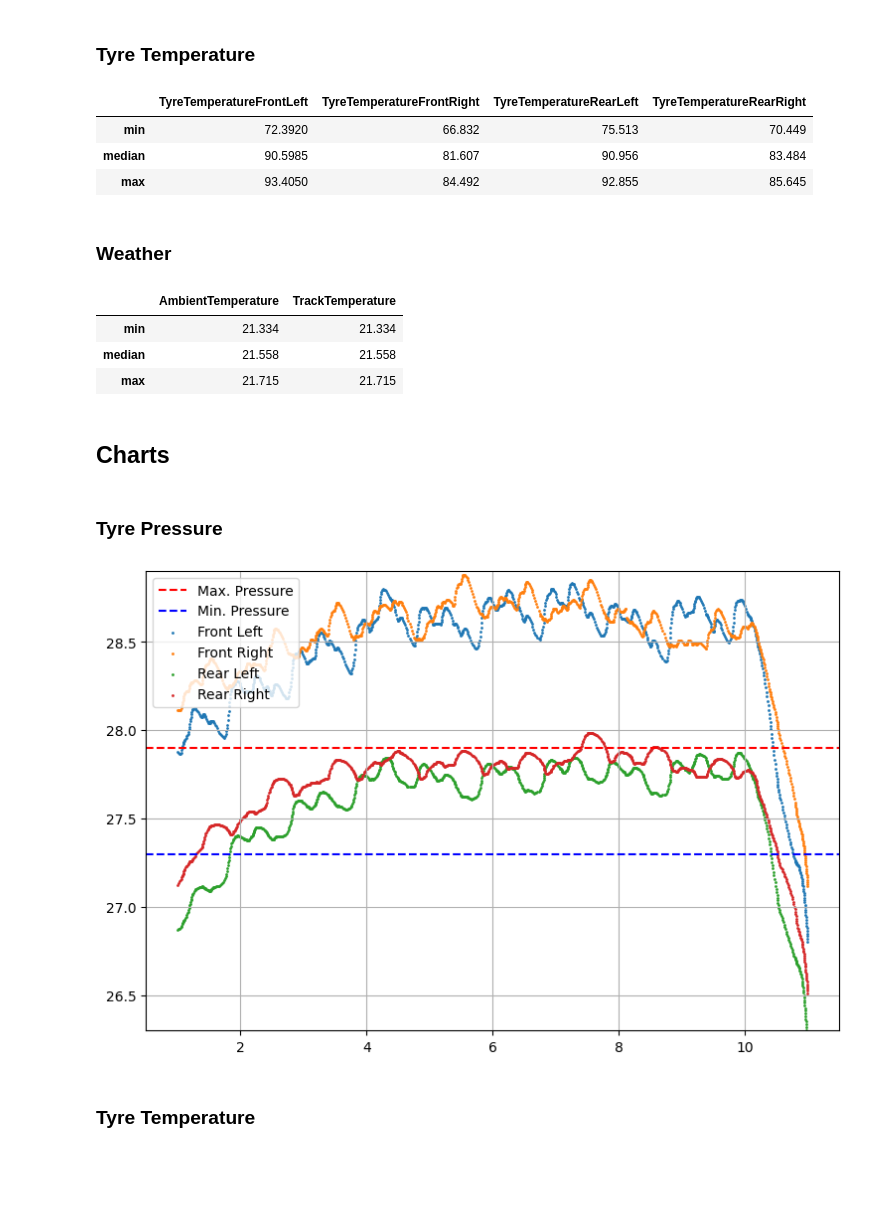
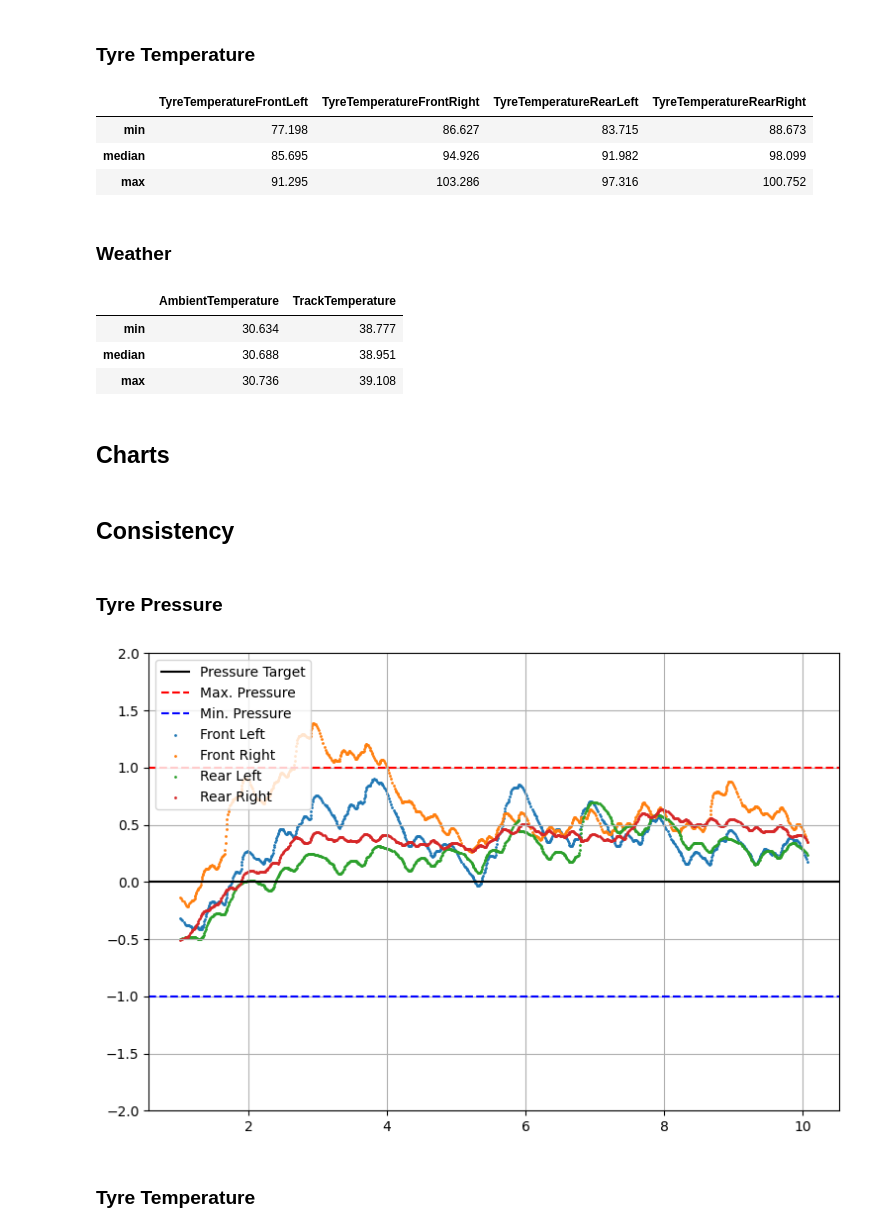
Before and after one commit to ThomasBisset/ACC_Data_2, a Jupyter notebook: analysis.ipynb, the cells around one changed output. Saved outputs shown, nothing was run; the diff lists cells and outputs as text; code cells hidden in the pictures; blank space fills up the shorter version.

```diff
--- a/analysis.ipynb
+++ b/analysis.ipynb
@@ -6,7 +6,7 @@ import pandas as pd
 import matplotlib.pyplot as plt
 # %%
 # Import CSV
-df = pd.read_csv("ACC-Data-2022-11-05-18-20-51.csv", index_col=0)
+df = pd.read_csv("ACC-Data-2023-04-23-16-27-08.csv", index_col=0)
 df
 # %% [output]
 |  | Track | Car | CarClass | Session | SessionStatus | Flag | Penalty | InPit | InPitLane | ... |
@@ -54,17 +54,19 @@ df.agg({"TyrePressureFrontLeft": ["min", "median", "max"], "TyrePressureFrontRig
 df.agg({"TyreTemperatureFrontLeft": ["min", "median", "max"], "TyreTemperatureFrontRight": ["min", "median", "max"], "TyreTemperatureRearLeft": ["min", "median", "max"], "TyreTemperatureRearRight": ["min", "median", "max"]})
 # %% [output]
 |  | TyreTemperatureFrontLeft | TyreTemperatureFrontRight | TyreTemperatureRearLeft | TyreTemperatureRearRight |
-| min | 72.3920 | 66.832 | 75.513 | 70.449 |
-| median | 90.5985 | 81.607 | 90.956 | 83.484 |
-| max | 93.4050 | 84.492 | 92.855 | 85.645 |
+| min | 77.198 | 86.627 | 83.715 | 88.673 |
+| median | 85.695 | 94.926 | 91.982 | 98.099 |
+| max | 91.295 | 103.286 | 97.316 | 100.752 |
 # %% [markdown]
 ### Weather
 # %%
 df.agg({"AmbientTemperature": ["min", "median", "max"], "TrackTemperature": ["min", "median", "max"]})
 # %% [output]
 |  | AmbientTemperature | TrackTemperature |
-| min | 21.334 | 21.334 |
-| median | 21.558 | 21.558 |
-| max | 21.715 | 21.715 |
+| min | 30.634 | 38.777 |
+| median | 30.688 | 38.951 |
+| max | 30.736 | 39.108 |
 # %% [markdown]
 ## Charts
+# %% [markdown]
+## Consistency
@@ -73,20 +77,22 @@ df.agg({"AmbientTemperature": ["min", "median", "max"], "TrackTemperature": ["mi
 # %%
 # Tyre Pressure
 x_axis = df["LapsCompleted"] + df["TrackPosition"]
-y_axis_1, y_axis_2, y_axis_3, y_axis_4  = df["TyrePressureFrontLeft"], df["TyrePressureFrontRight"], df["TyrePressureRearLeft"], df["TyrePressureRearRight"]
+target_psi = 26.5
+y_axis_1, y_axis_2, y_axis_3, y_axis_4  = df["TyrePressureFrontLeft"] - target_psi, df["TyrePressureFrontRight"] - target_psi, df["TyrePressureRearLeft"] - target_psi, df["TyrePressureRearRight"] - target_psi
 plt.figure(figsize=(chart_size_x,chart_size_y))
-plt.ylim(26.3, 28.9)
-plt.axhline(y=27, color="red", linestyle="--", label="Max. Pressure")
-plt.axhline(y=26, color="blue", linestyle="--", label="Min. Pressure")
+plt.ylim(-2, 2)
+plt.axhline(y=0, color="black", linestyle="solid", label="Pressure Target")
+plt.axhline(y=1, color="red", linestyle="--", label="Max. Pressure")
+plt.axhline(y=-1, color="blue", linestyle="--", label="Min. Pressure")
 plt.scatter(x_axis, y_axis_1, s=1, label="Front Left")
 plt.scatter(x_axis, y_axis_2, s=1, label="Front Right")
 plt.scatter(x_axis, y_axis_3, s=1, label="Rear Left")
 plt.scatter(x_axis, y_axis_4, s=1, label="Rear Right")
 plt.legend(loc="upper left")
 plt.grid()
 plt.show()
 # %% [output]
-[figure, old version]
+[figure, new version]
 # %% [markdown]
 ### Tyre Temperature
 # %%
```
Also changed, not shown: parts of 5 cells of this notebook, 4 other files.
